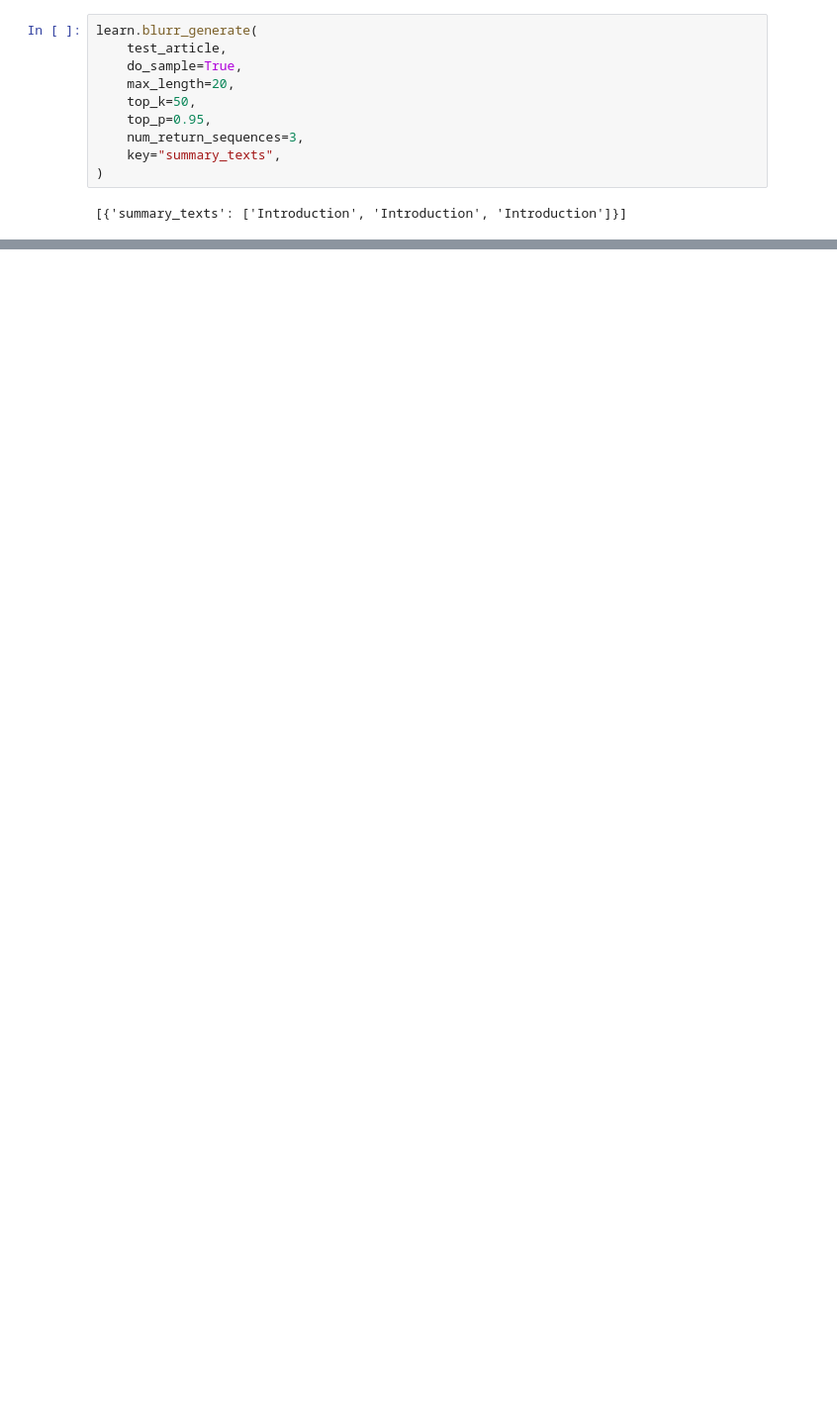
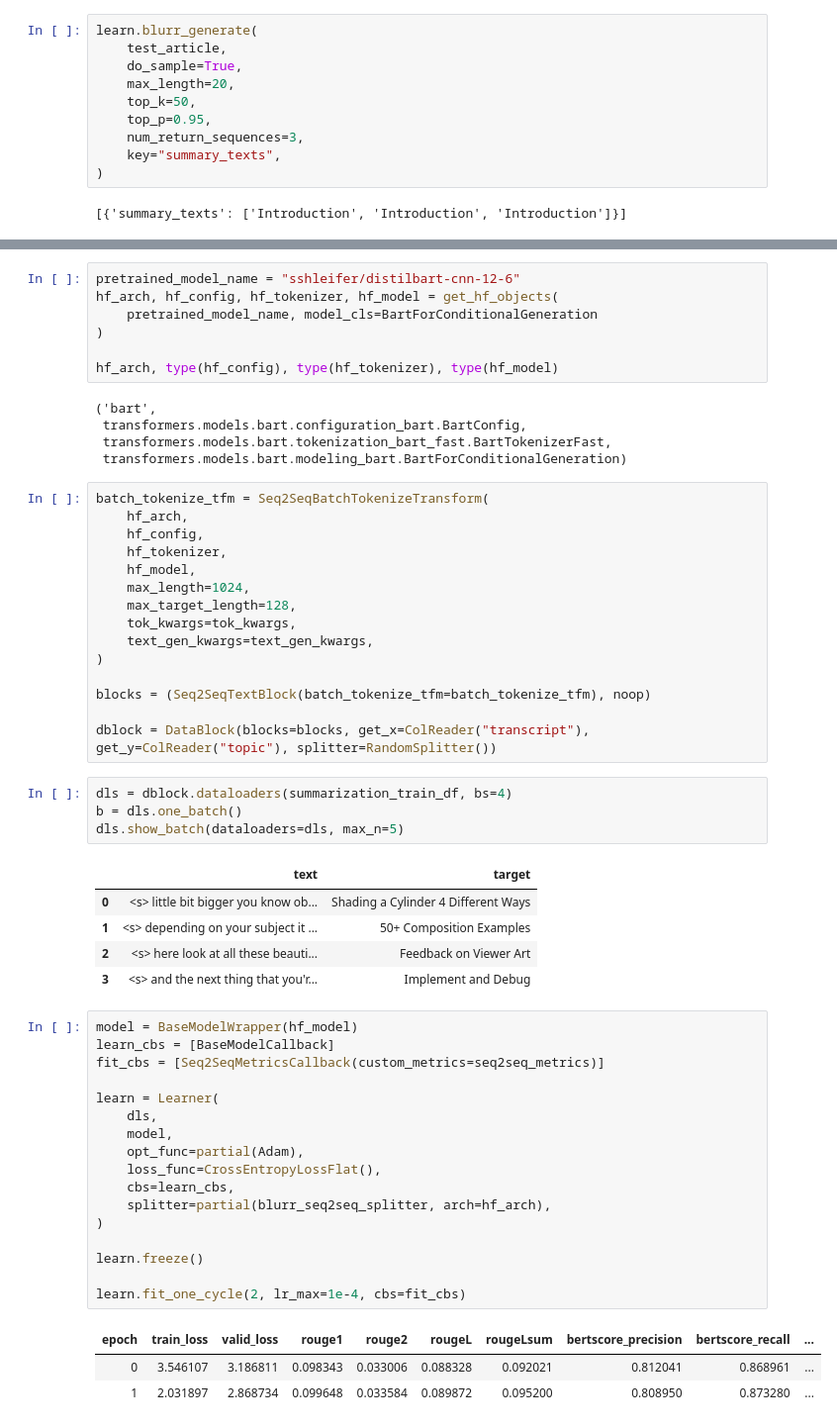
Before and after one commit to ohmeow/fsdl_2022_course_project, a Jupyter notebook: nbs/_exp/_kurian_exp_03_chapterlevel_summaries.ipynb, the cells around one changed output, grey strips where cells are left out. Shown: that part at 99% size. Drawn from its saved outputs; the diff is of its cells as text; blank space fills up the shorter version.

Commit message:
add summarization experiments

```diff
--- a/nbs/_exp/_kurian_exp_03_chapterlevel_summaries.ipynb
+++ b/nbs/_exp/_kurian_exp_03_chapterlevel_summaries.ipynb
@@ -334,0 +317,58 @@ learn.blurr_generate(
+# %%
+pretrained_model_name = "sshleifer/distilbart-cnn-12-6"
+hf_arch, hf_config, hf_tokenizer, hf_model = get_hf_objects(
+    pretrained_model_name, model_cls=BartForConditionalGeneration
+)
+
+hf_arch, type(hf_config), type(hf_tokenizer), type(hf_model)
+# %% [output]
+('bart',
+ transformers.models.bart.configuration_bart.BartConfig,
+ transformers.models.bart.tokenization_bart_fast.BartTokenizerFast,
+ transformers.models.bart.modeling_bart.BartForConditionalGeneration)
+# %%
+batch_tokenize_tfm = Seq2SeqBatchTokenizeTransform(
+    hf_arch,
+    hf_config,
+    hf_tokenizer,
+    hf_model,
+    max_length=1024,
+    max_target_length=128,
+    tok_kwargs=tok_kwargs,
+    text_gen_kwargs=text_gen_kwargs,
+)
+
+blocks = (Seq2SeqTextBlock(batch_tokenize_tfm=batch_tokenize_tfm), noop)
+
+dblock = DataBlock(blocks=blocks, get_x=ColReader("transcript"), get_y=ColReader("topic"), splitter=RandomSplitter())
+# %%
+dls = dblock.dataloaders(summarization_train_df, bs=4)
+b = dls.one_batch()
+dls.show_batch(dataloaders=dls, max_n=5)
+# %% [output]
+|  | text | target |
+| 0 | <s> little bit bigger you know ob... | Shading a Cylinder 4 Different Ways |
+| 1 | <s> depending on your subject it ... | 50+ Composition Examples |
+| 2 | <s> here look at all these beauti... | Feedback on Viewer Art |
+| 3 | <s> and the next thing that you'r... | Implement and Debug |
+# %%
+model = BaseModelWrapper(hf_model)
+learn_cbs = [BaseModelCallback]
+fit_cbs = [Seq2SeqMetricsCallback(custom_metrics=seq2seq_metrics)]
+
+learn = Learner(
+    dls,
+    model,
+    opt_func=partial(Adam),
+    loss_func=CrossEntropyLossFlat(),
+    cbs=learn_cbs,
+    splitter=partial(blurr_seq2seq_splitter, arch=hf_arch),
+)
+
+learn.freeze()
+
+learn.fit_one_cycle(2, lr_max=1e-4, cbs=fit_cbs)
+# %% [output]
+| epoch | train_loss | valid_loss | rouge1 | rouge2 | rougeL | rougeLsum | bertscore_precision | bertscore_recall | ... |
+| 0 | 3.546107 | 3.186811 | 0.098343 | 0.033006 | 0.088328 | 0.092021 | 0.812041 | 0.868961 | ... |
+| 1 | 2.031897 | 2.868734 | 0.099648 | 0.033584 | 0.089872 | 0.095200 | 0.808950 | 0.873280 | ... |
```
Also changed, not shown: parts of 24 cells of this notebook, 1 other file.
